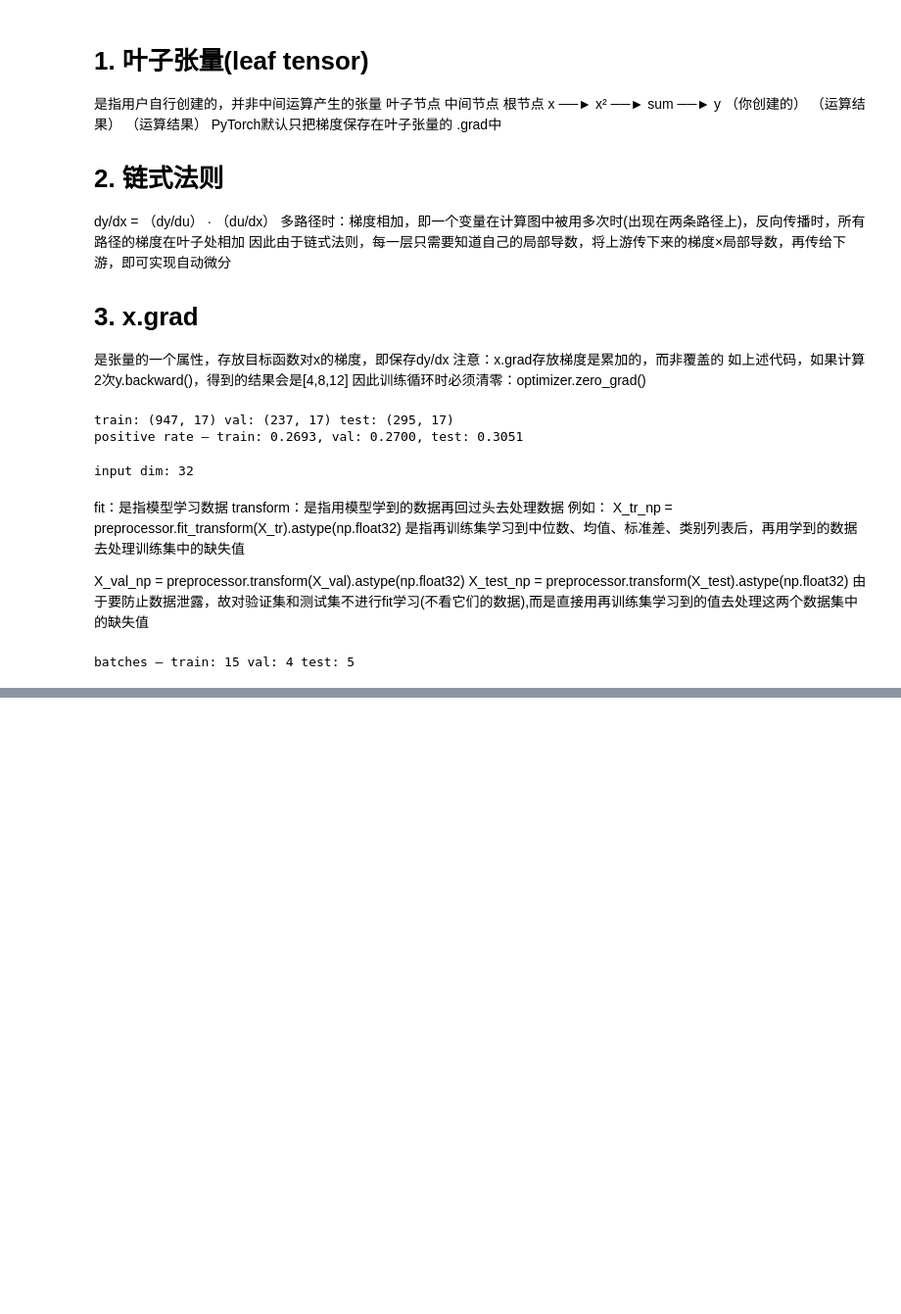
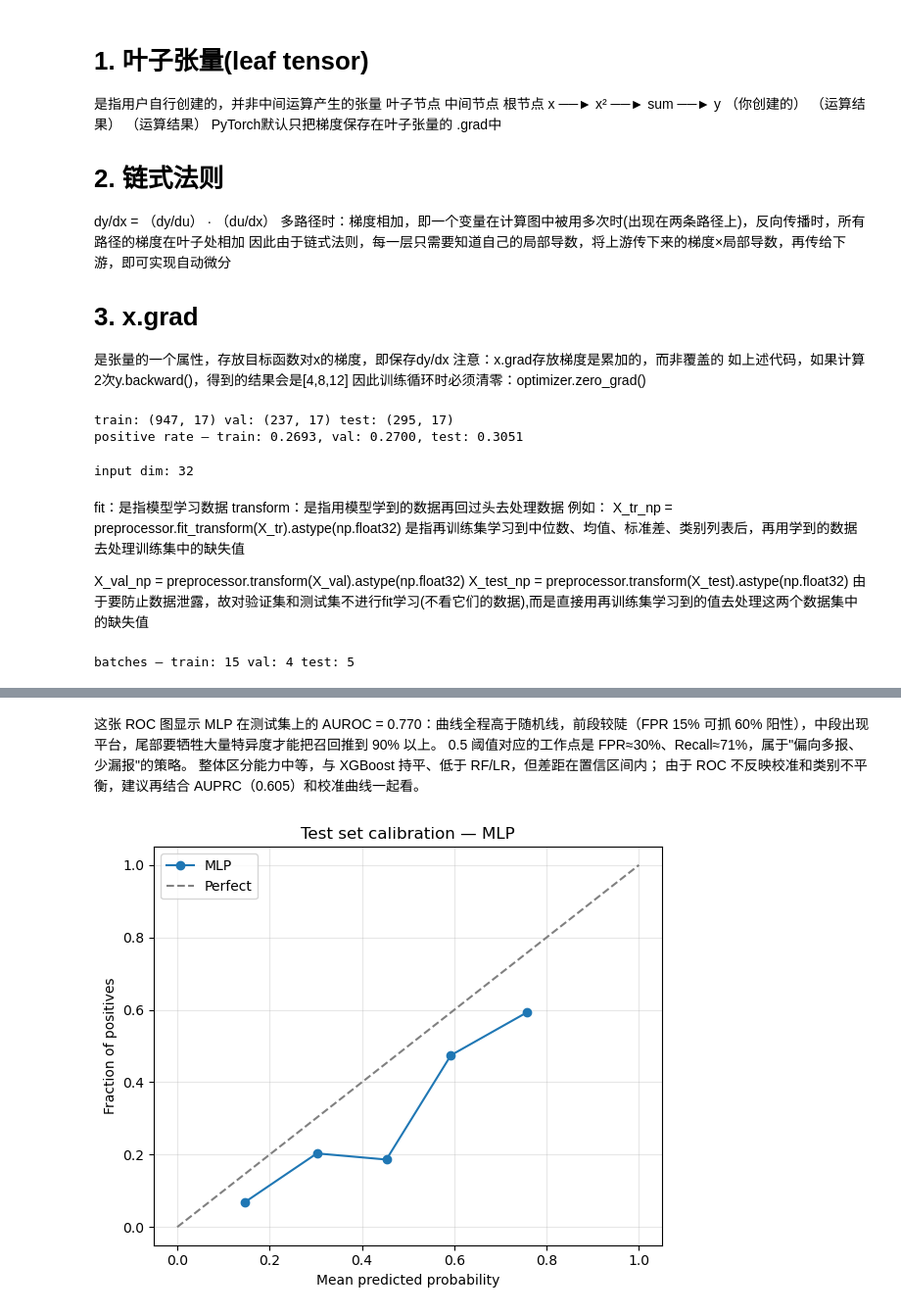
Before and after one commit to albuszhang00-lang/Clinical-Transformer-Study, a Jupyter notebook: notebooks/week04pyTorch+MLP/week4_pytorch_mlp.ipynb, the cells around one changed output, grey strips where cells are left out. Shown at 98% size. Saved outputs shown, nothing was run; the diff lists cells and outputs as text; code cells hidden in the pictures; blank space fills up the shorter version.

```diff
--- a/notebooks/week04pyTorch+MLP/week4_pytorch_mlp.ipynb
+++ b/notebooks/week04pyTorch+MLP/week4_pytorch_mlp.ipynb
@@ -343,0 +667,30 @@ print("pos_weight:", float(pos_weight.item()))
+# %% [markdown]
+这张 ROC 图显示 MLP 在测试集上的 AUROC = 0.770：曲线全程高于随机线，前段较陡（FPR 15% 可抓 60% 阳性），中段出现平台，尾部要牺牲大量特异度才能把召回推到 90% 以上。
+0.5 阈值对应的工作点是 FPR≈30%、Recall≈71%，属于"偏向多报、少漏报"的策略。
+整体区分能力中等，与 XGBoost 持平、低于 RF/LR，但差距在置信区间内；
+由于 ROC 不反映校准和类别不平衡，建议再结合 AUPRC（0.605）和校准曲线一起看。
+# %%
+# 测试集校准曲线
+fig, ax = plt.subplots(figsize=(6, 5))
+
+frac_pos, mean_pred = calibration_curve(
+    y_test,
+    y_prob_test,
+    n_bins=5,
+    strategy="quantile",
+)
+
+ax.plot(mean_pred, frac_pos, marker="o", label="MLP")
+ax.plot([0, 1], [0, 1], linestyle="--", color="grey", label="Perfect")
+
+ax.set_xlabel("Mean predicted probability")
+ax.set_ylabel("Fraction of positives")
+ax.set_title("Test set calibration — MLP")
+ax.legend()
+ax.grid(alpha=0.3)
+
+fig.tight_layout()
+fig.savefig(RESULTS / "w04_mlp_calibration.png", dpi=300, bbox_inches="tight")
+plt.show()
+# %% [output]
+[figure, added]
```
Also changed, not shown: parts of 10 cells of this notebook, 6 other files.
